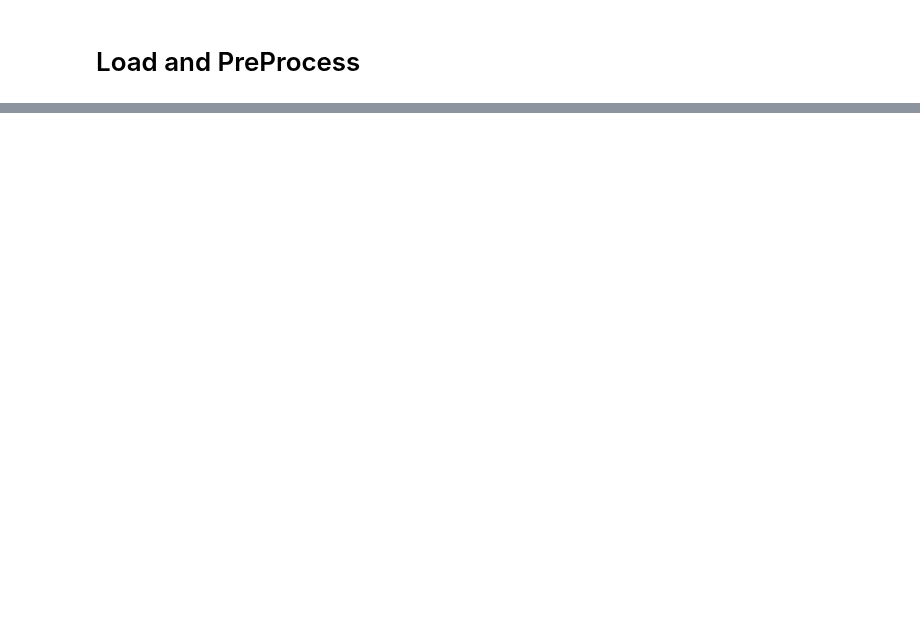
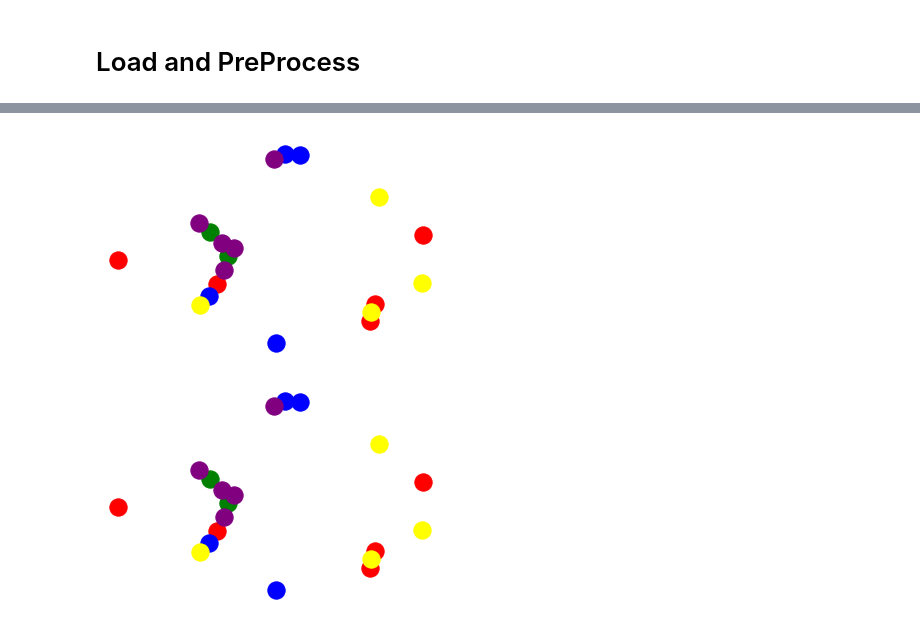
Before and after one commit to fredrikkortet/mt-hh, a Jupyter notebook: GCN.ipynb, the cells around one changed output, grey strips where cells are left out. Saved outputs shown, nothing was run; the diff lists cells and outputs as text; code cells hidden in the pictures; blank space fills up the shorter version.

```diff
--- a/GCN.ipynb
+++ b/GCN.ipynb
@@ -46,0 +120,27 @@ plt.plot(distance.cost.values)
+# %%
+def draw_coloring(G,coloring,colors):
+    fig = plt.figure()
+    n_colors = len(colors)
+
+    pos = nx.spring_layout(G)
+    for i in range(n_colors):
+        nx.draw_networkx_nodes(G,pos,[x for x in G.nodes() if coloring[x]==i],node_color=colors[i])
+    nx.draw_networkx_edges(G,pos,alpha=0.5)
+    plt.axis('off')
+    plt.show()
+    return fig
+# %%
+some_colors = ['red','blue','green','yellow','purple']
+# %%
+def random_coloring(graph,n_colors):
+    coloring = {}
+    for node in graph.nodes():
+        coloring[node] = np.random.randint(0,n_colors)
+    return coloring
+# %%
+some_coloring = random_coloring(G,5)
+# %%
+draw_coloring(G, some_coloring,some_colors)
+# %% [output]
+[figure, added]
+[figure, added]
```
Also changed, not shown: parts of 20 cells of this notebook.
